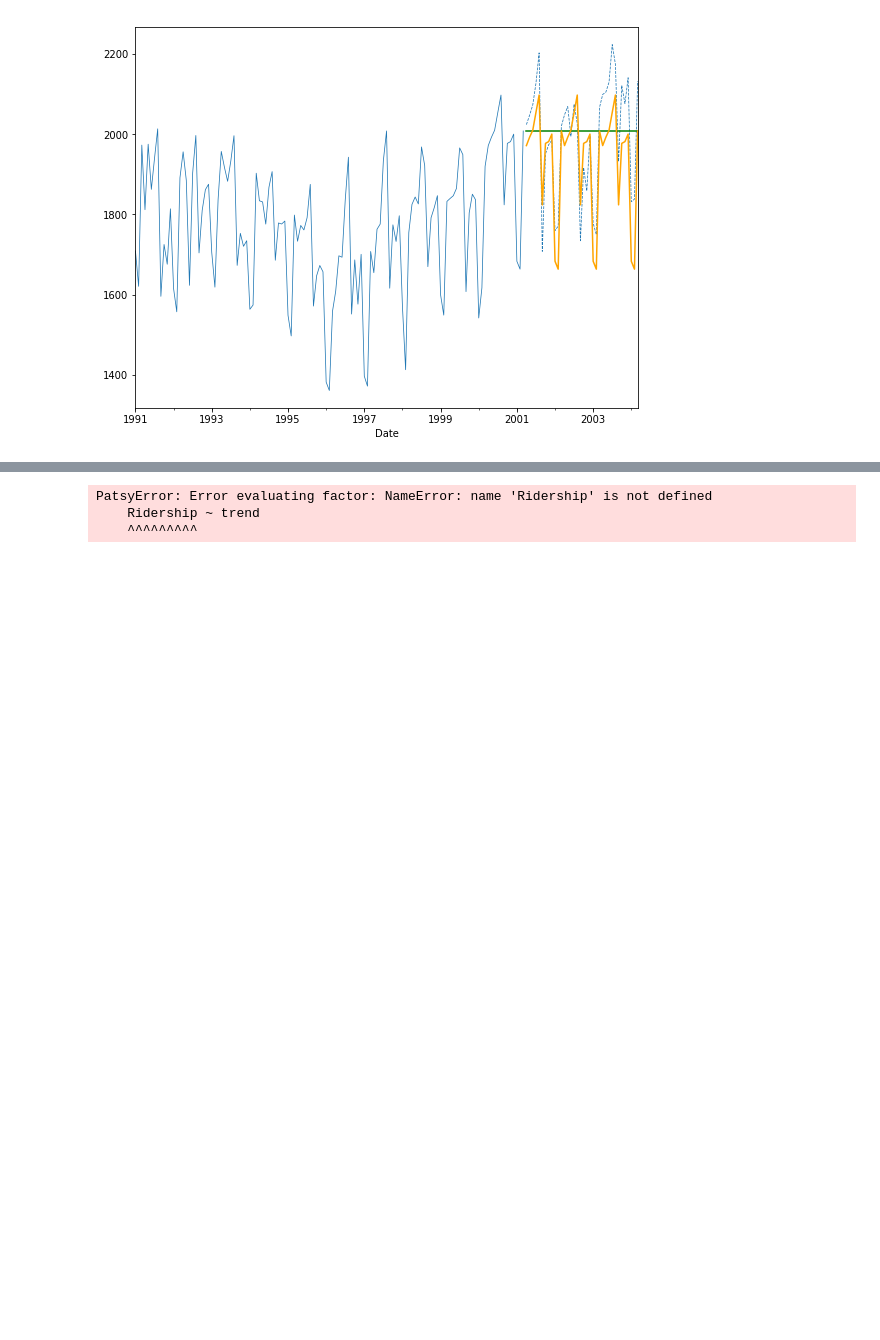
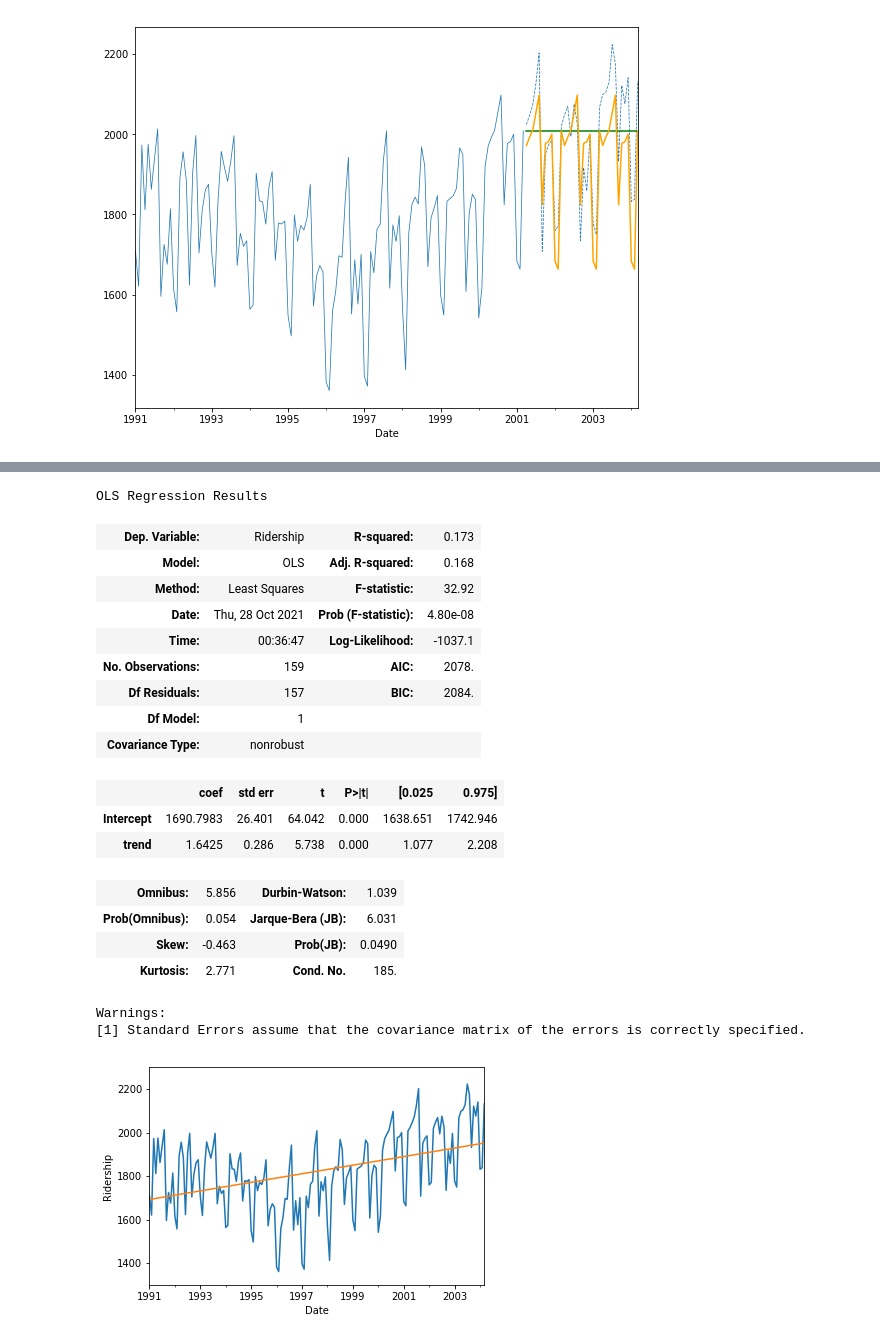
Before and after one commit to srkwon/analysis, a Jupyter notebook: data-analysis-2021/1.ADP실기/통계,시계열분석/20211027.ipynb, the cells around one changed output, grey strips where cells are left out. Saved outputs shown, nothing was run; the diff lists cells and outputs as text; code cells hidden in the pictures; blank space fills up the shorter version.

```diff
--- a/data-analysis-2021/1.ADP실기/통계,시계열분석/20211027.ipynb
+++ b/data-analysis-2021/1.ADP실기/통계,시계열분석/20211027.ipynb
@@ -118,17 +118,29 @@ print(df.head())
 # 기반 데이터셋에서 ridership과 시간만 추출해서 시계열 데이터 준비
 ridership_ts = pd.Series(
     df['Ridership'].values
-    , index = df['Date']
+    , index = df['Date'] # 색인 용도 컬럼(별개 컬럼이 아님)
+    , name = "Ridership" # 컬럼에 이름을 부여
 )
 print(ridership_ts.head())
 
 df2 = tsatools.add_trend(ridership_ts, trend = 'ct')
-print(df2.head())
+print("df2 head\n", df2.head())
 
 model = sm.ols(
     formula = 'Ridership ~ trend'
     , data = df2
 ).fit()
+
+# plot
+ax = ridership_ts.plot()
+ax.set_xlabel("Time")
+ax.set_ylabel("Ridership")
+ax.set_ylim(1300, 2300)
+
+# predict = 일차 선형 함수로 예측한 결과 표시
+model.predict(df2).plot(ax = ax)
+
+model.summary()
 # %% [output]
         Month  Ridership
 0  01/01/1991   1708.917
@@ -150,3 +162,20 @@ model = sm.ols(
-PatsyError: Error evaluating factor: NameError: name 'Ridership' is not defined
-    Ridership ~ trend
-    ^^^^^^^^^
+OLS Regression Results
+| Dep. Variable: | Ridership | R-squared: | 0.173 |
+| Model: | OLS | Adj. R-squared: | 0.168 |
+| Method: | Least Squares | F-statistic: | 32.92 |
+| Date: | Thu, 28 Oct 2021 | Prob (F-statistic): | 4.80e-08 |
+| Time: | 00:36:47 | Log-Likelihood: | -1037.1 |
+| No. Observations: | 159 | AIC: | 2078. |
+| Df Residuals: | 157 | BIC: | 2084. |
+| Df Model: | 1 |  |  |
+| Covariance Type: | nonrobust |  |  |
+|  | coef | std err | t | P>|t| | [0.025 | 0.975] |
+| Intercept | 1690.7983 | 26.401 | 64.042 | 0.000 | 1638.651 | 1742.946 |
+| trend | 1.6425 | 0.286 | 5.738 | 0.000 | 1.077 | 2.208 |
+| Omnibus: | 5.856 | Durbin-Watson: | 1.039 |
+| Prob(Omnibus): | 0.054 | Jarque-Bera (JB): | 6.031 |
+| Skew: | -0.463 | Prob(JB): | 0.0490 |
+| Kurtosis: | 2.771 | Cond. No. | 185. |
+Warnings:
+[1] Standard Errors assume that the covariance matrix of the errors is correctly specified.
+[figure, added]
```
Also changed, not shown: parts of 1 cell of this notebook.
